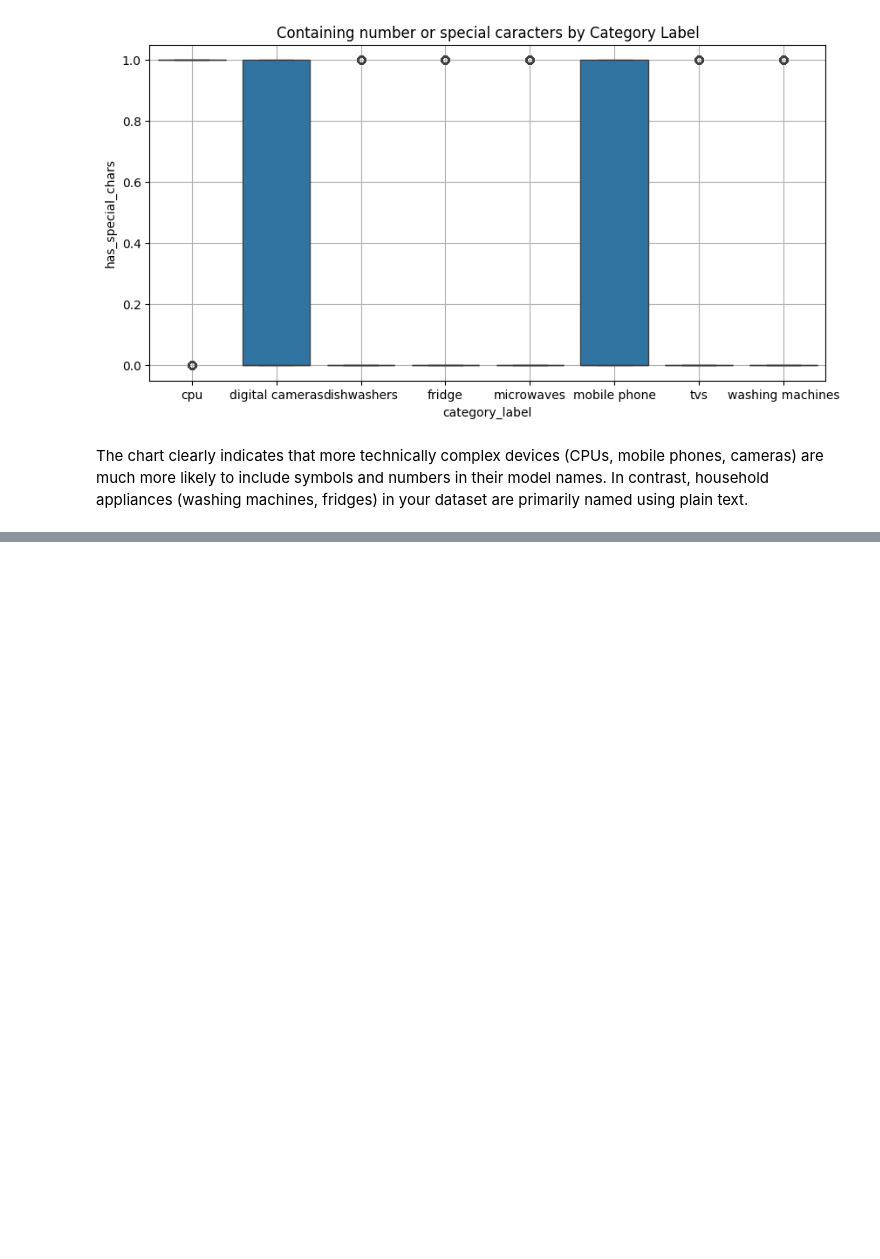
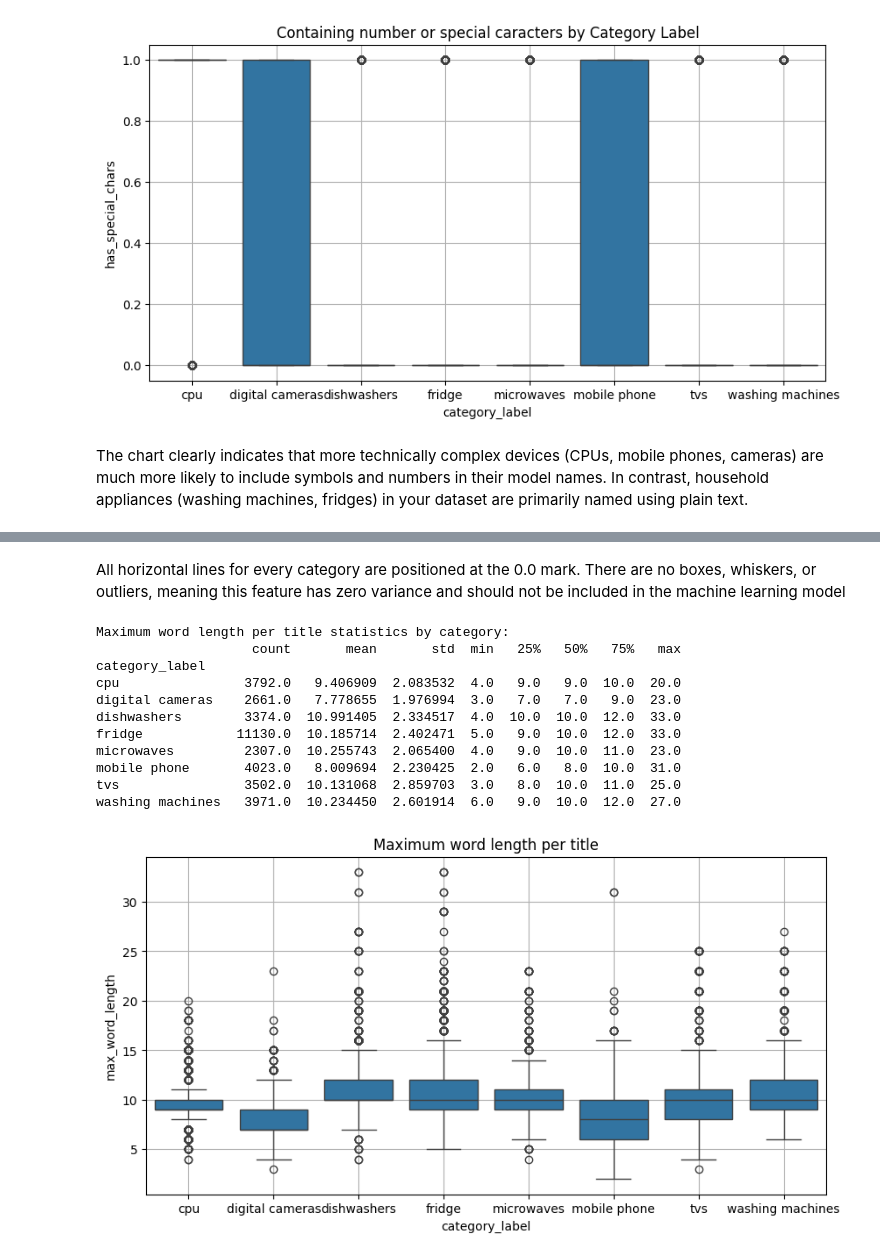
Before and after one commit to JelenaMaxVicovac/ml_final_task, a Jupyter notebook: notebook/Jelena_Maksimovic_Vicovac_final_task.ipynb, the cells around one changed output, grey strips where cells are left out. Cells and saved outputs as stored; diff of their text form; code cells hidden in the pictures; blank space fills up the shorter version.

```diff
--- a/notebook/Jelena_Maksimovic_Vicovac_final_task.ipynb
+++ b/notebook/Jelena_Maksimovic_Vicovac_final_task.ipynb
@@ -358,0 +395,31 @@ The chart clearly indicates that more technically complex devices (CPUs, mobile
+# %% [markdown]
+All horizontal lines for every category are positioned at the 0.0 mark. There are no boxes, whiskers, or outliers, meaning this feature has zero variance and should not be included in the machine learning model
+# %%
+# Maximum word length per title
+df['max_word_length'] = df['product_title'].apply(lambda x: max([len(word) for word in str(x).split()]) if x else 0)
+
+# Group by category and describe maximum word length per title
+print("Maximum word length per title statistics by category:")
+print(df.groupby('category_label', observed=False)['max_word_length'].describe())
+
+# Visualization
+plt.figure(figsize=(10, 5))
+sns.boxplot(data=df, x='category_label', y='max_word_length')
+plt.title("Maximum word length per title")
+plt.xlabel("category_label")
+plt.ylabel("max_word_length")
+plt.grid(True)
+plt.show()
+# %% [output]
+Maximum word length per title statistics by category:
+                    count       mean       std  min   25%   50%   75%   max
+category_label
+cpu                3792.0   9.406909  2.083532  4.0   9.0   9.0  10.0  20.0
+digital cameras    2661.0   7.778655  1.976994  3.0   7.0   7.0   9.0  23.0
+dishwashers        3374.0  10.991405  2.334517  4.0  10.0  10.0  12.0  33.0
+fridge            11130.0  10.185714  2.402471  5.0   9.0  10.0  12.0  33.0
+microwaves         2307.0  10.255743  2.065400  4.0   9.0  10.0  11.0  23.0
+mobile phone       4023.0   8.009694  2.230425  2.0   6.0   8.0  10.0  31.0
+tvs                3502.0  10.131068  2.859703  3.0   8.0  10.0  11.0  25.0
+washing machines   3971.0  10.234450  2.601914  6.0   9.0  10.0  12.0  27.0
+[figure, added]
```
Also changed, not shown: parts of 4 cells of this notebook.
